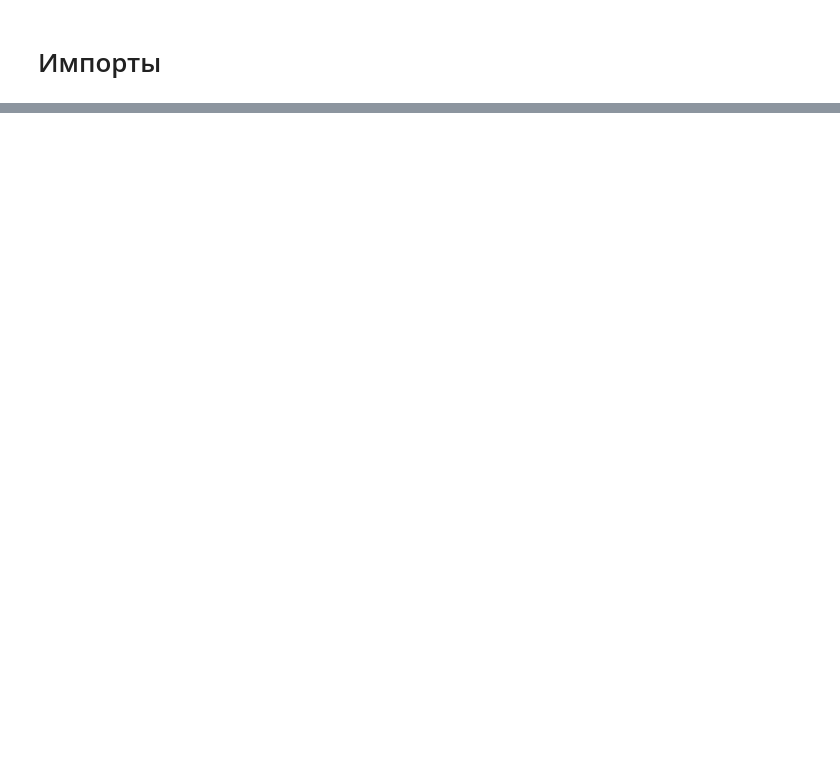
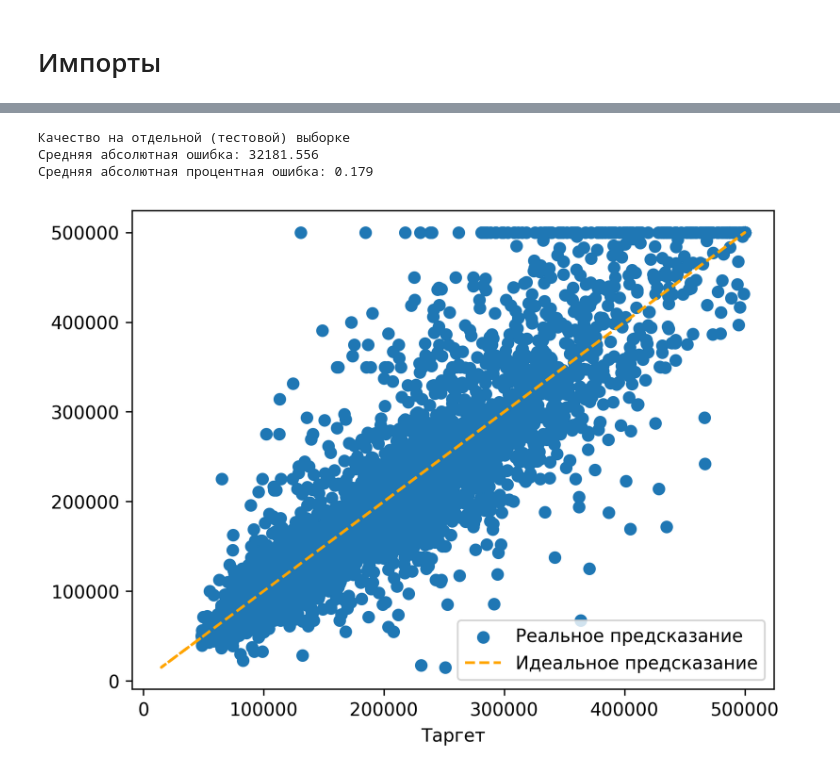
Before and after one commit to AndBoyS/hse-ml-managers, a Jupyter notebook: seminars-2025/sem2.ipynb, the cells around one changed output, grey strips where cells are left out. Cells and saved outputs as stored; diff of their text form; code cells hidden in the pictures; blank space fills up the shorter version.

```diff
--- a/seminars-2025/sem2.ipynb
+++ b/seminars-2025/sem2.ipynb
@@ -195,0 +30,18 @@ with warnings.catch_warnings():
+# %%
+DATA_DIR = Path("data")
+HOUSING_PATH = DATA_DIR / "housing.csv"
+HOTEL_PATH = DATA_DIR / "Hotel Reservations.csv"
+
+
+def model_summary(y_true, y_pred):
+    mae = mean_absolute_error(y_true=y_true, y_pred=y_pred)
+    mape = mean_absolute_percentage_error(y_true=y_true, y_pred=y_pred)
+    print(f"Средняя абсолютная ошибка: {mae:.3f}")
+    print(f"Средняя абсолютная процентная ошибка: {mape:.3f}")
+
+    plt.scatter(x=y_pred, y=y_true, label="Реальное предсказание")
+    plt.plot(y_true, y_true, linestyle="--", color="orange", label="Идеальное предсказание")
+    plt.xlabel("Предсказание")
+    plt.xlabel("Таргет")
+    plt.legend()
+    plt.show()
@@ -195,0 +72,12 @@ with warnings.catch_warnings():
+# %%
+df = pd.read_csv(HOUSING_PATH)
+target = "median_house_value"
+X = df.select_dtypes(exclude=object).drop(columns=target)
+y = df[target]
+# %%
+model = RandomForestRegressor(n_estimators=100, n_jobs=11)
+model.fit(X, y)
+pred = model.predict(X)
+
+print("Качество на той же выборке, на которой обучали")
+model_summary(y_true=y, y_pred=pred)
@@ -195,0 +89,13 @@ with warnings.catch_warnings():
+# %%
+X_train, X_test, y_train, y_test = train_test_split(X, y, test_size=0.2, random_state=42)
+
+model = RandomForestRegressor(n_estimators=100, n_jobs=11)
+model.fit(X_train, y_train)
+pred = model.predict(X_test)
+print("Качество на отдельной (тестовой) выборке")
+model_summary(y_true=y_test, y_pred=pred)
+# %% [output]
+Качество на отдельной (тестовой) выборке
+Средняя абсолютная ошибка: 32181.556
+Средняя абсолютная процентная ошибка: 0.179
+[figure, added]
```
Also changed, not shown: parts of 44 cells of this notebook, 1 other file.
